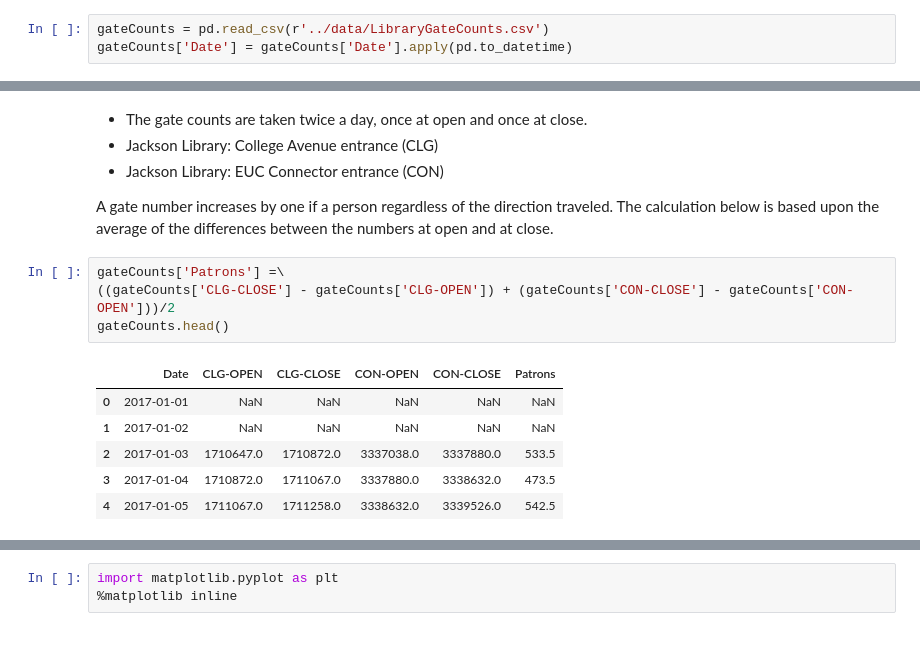
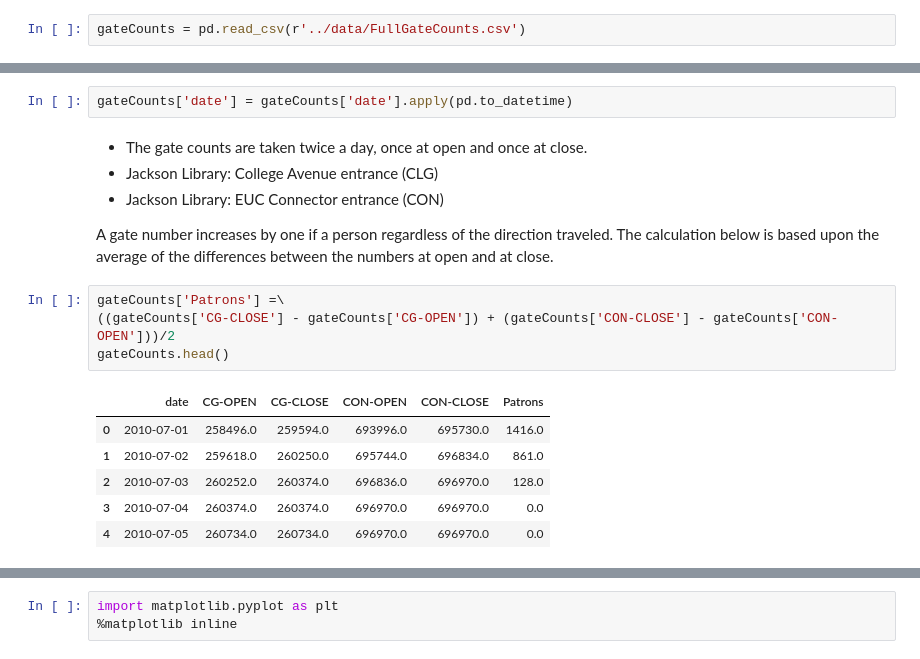
Before and after one commit to UNCG-CSE/Library-Computer-Usage-Analysis, a Jupyter notebook: src/LibraryGateCounts.ipynb, the cells around one changed output, grey strips where cells are left out. Saved outputs shown, nothing was run; the diff lists cells and outputs as text.

```diff
--- a/src/LibraryGateCounts.ipynb
+++ b/src/LibraryGateCounts.ipynb
@@ -7,3 +9,2 @@ import numpy as np
 # %%
-gateCounts = pd.read_csv(r'../data/LibraryGateCounts.csv')
-gateCounts['Date'] = gateCounts['Date'].apply(pd.to_datetime)
+gateCounts = pd.read_csv(r'../data/FullGateCounts.csv')
@@ -10,3 +20,5 @@ gateCounts['Date'] = gateCounts['Date'].apply(pd.to_datetime)
+# %%
+gateCounts['date'] = gateCounts['date'].apply(pd.to_datetime)
 # %% [markdown]
 - The gate counts are taken twice a day, once at open and once at close.
 - Jackson Library: College Avenue entrance (CLG)
@@ -15,15 +27,15 @@ gateCounts['Date'] = gateCounts['Date'].apply(pd.to_datetime)
 A gate number increases by one if a person regardless of the direction traveled. The calculation below is based upon the average of the differences between the numbers at open and at close.
 # %%
 gateCounts['Patrons'] =\
-((gateCounts['CLG-CLOSE'] - gateCounts['CLG-OPEN']) + (gateCounts['CON-CLOSE'] - gateCounts['CON-OPEN']))/2
+((gateCounts['CG-CLOSE'] - gateCounts['CG-OPEN']) + (gateCounts['CON-CLOSE'] - gateCounts['CON-OPEN']))/2
 gateCounts.head()
 # %% [output]
-|  | Date | CLG-OPEN | CLG-CLOSE | CON-OPEN | CON-CLOSE | Patrons |
-| 0 | 2017-01-01 | NaN | NaN | NaN | NaN | NaN |
-| 1 | 2017-01-02 | NaN | NaN | NaN | NaN | NaN |
-| 2 | 2017-01-03 | 1710647.0 | 1710872.0 | 3337038.0 | 3337880.0 | 533.5 |
-| 3 | 2017-01-04 | 1710872.0 | 1711067.0 | 3337880.0 | 3338632.0 | 473.5 |
-| 4 | 2017-01-05 | 1711067.0 | 1711258.0 | 3338632.0 | 3339526.0 | 542.5 |
+|  | date | CG-OPEN | CG-CLOSE | CON-OPEN | CON-CLOSE | Patrons |
+| 0 | 2010-07-01 | 258496.0 | 259594.0 | 693996.0 | 695730.0 | 1416.0 |
+| 1 | 2010-07-02 | 259618.0 | 260250.0 | 695744.0 | 696834.0 | 861.0 |
+| 2 | 2010-07-03 | 260252.0 | 260374.0 | 696836.0 | 696970.0 | 128.0 |
+| 3 | 2010-07-04 | 260374.0 | 260374.0 | 696970.0 | 696970.0 | 0.0 |
+| 4 | 2010-07-05 | 260734.0 | 260734.0 | 696970.0 | 696970.0 | 0.0 |
 # %%
 gateCounts.iloc[1,0]
 # %% [output]
```
Also changed, not shown: parts of 31 cells of this notebook, 1 other file.
